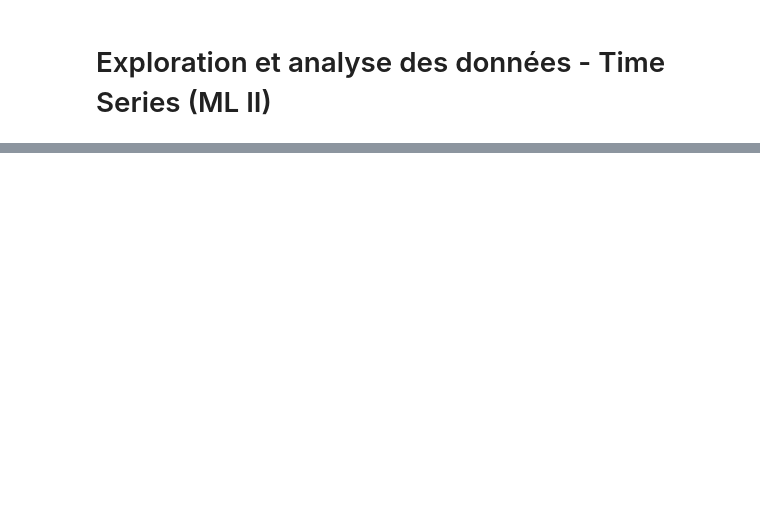
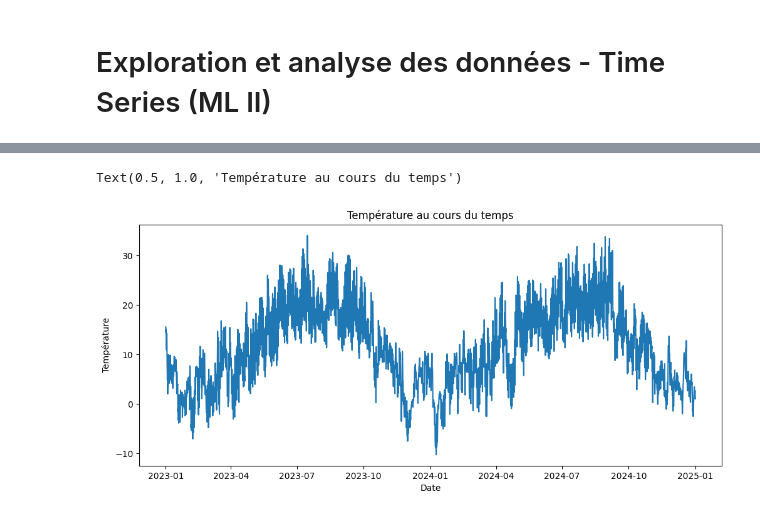
Before and after one commit to 2024-2025-estia-bihar/mesp2-laurent-sini, a Jupyter notebook: notebooks/EDA_Machine_Learning.ipynb, the cells around one changed output, grey strips where cells are left out. Saved outputs shown, nothing was run; the diff lists cells and outputs as text; code cells hidden in the pictures; blank space fills up the shorter version.

```diff
--- a/notebooks/EDA_Machine_Learning.ipynb
+++ b/notebooks/EDA_Machine_Learning.ipynb
@@ -42,0 +111,2 @@ df_row.head()
+# %%
+df_for_model= convert_to_dataframe(op_repository.find_all_by_table('data'))
@@ -42,0 +146,11 @@ df_row.head()
+# %%
+import matplotlib.pyplot as plt
+
+plt.figure(figsize=(12,5))
+plt.plot(df_for_model['ds'], df_for_model['y'])
+plt.xlabel('Date')
+plt.ylabel('Température')
+plt.title('Température au cours du temps')
+# %% [output]
+Text(0.5, 1.0, 'Température au cours du temps')
+[figure, added]
```
Also changed, not shown: parts of 29 cells of this notebook, 5 other files.
